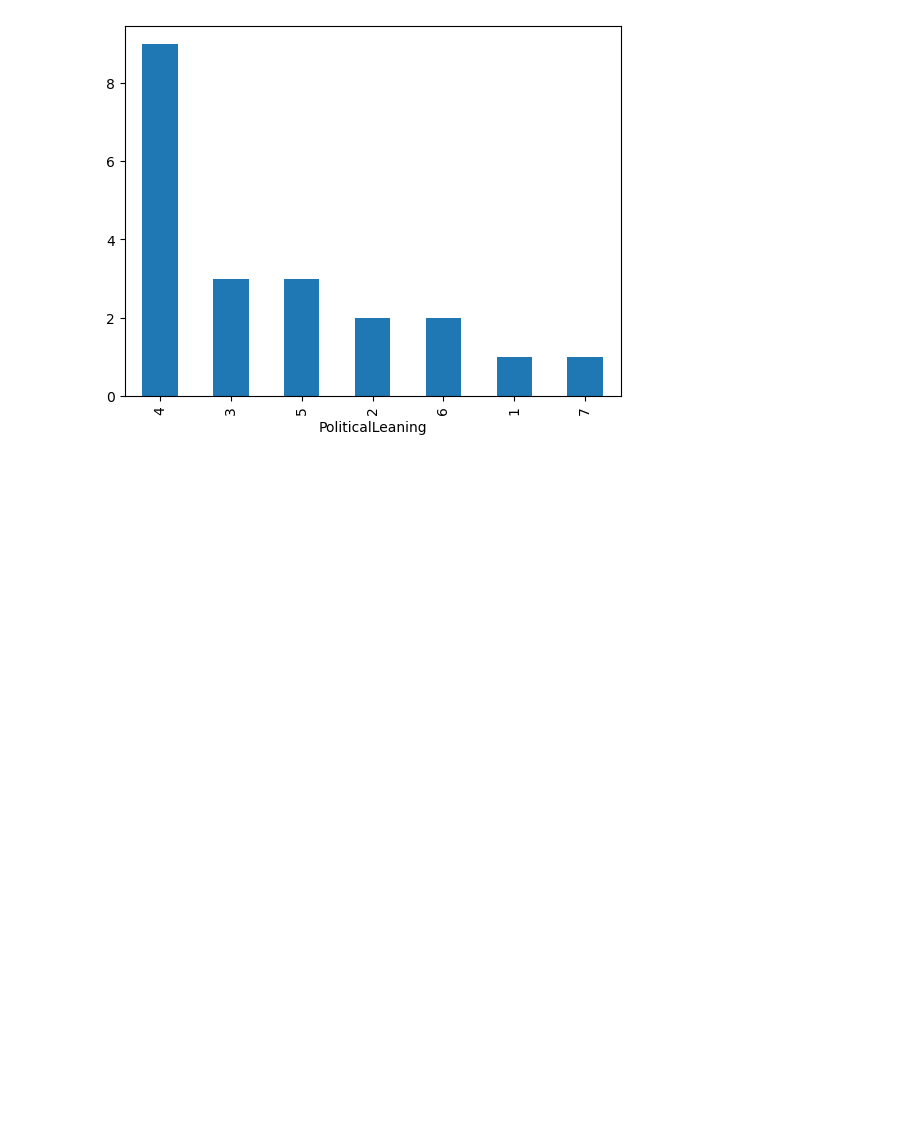
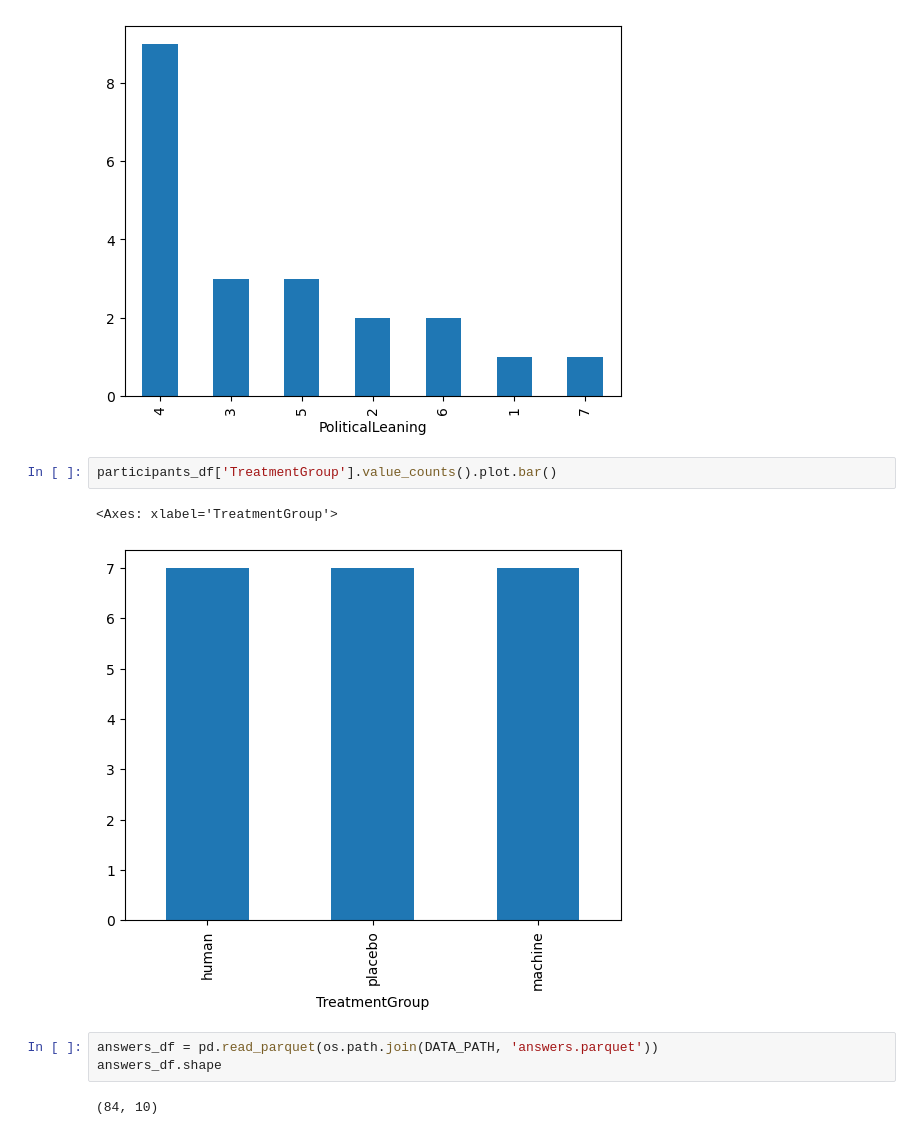
Before and after one commit to lucasraniere/political-polarization-mitigation-survey-online, a Jupyter notebook: analysis/notebooks/01-Data Overview.ipynb, the cells around one changed output. Saved outputs shown, nothing was run; the diff lists cells and outputs as text; blank space fills up the shorter version.

```diff
--- a/analysis/notebooks/01-Data Overview.ipynb
+++ b/analysis/notebooks/01-Data Overview.ipynb
@@ -27,3 +27,13 @@ participants_df['PoliticalLeaning'].value_counts().plot.bar()
 # %% [output]
 <Axes: xlabel='PoliticalLeaning'>
 [figure]
+# %%
+participants_df['TreatmentGroup'].value_counts().plot.bar()
+# %% [output]
+<Axes: xlabel='TreatmentGroup'>
+[figure, added]
+# %%
+answers_df = pd.read_parquet(os.path.join(DATA_PATH, 'answers.parquet'))
+answers_df.shape
+# %% [output]
+(84, 10)
```
Also changed, not shown: parts of 5 cells of this notebook, 3 other files.
